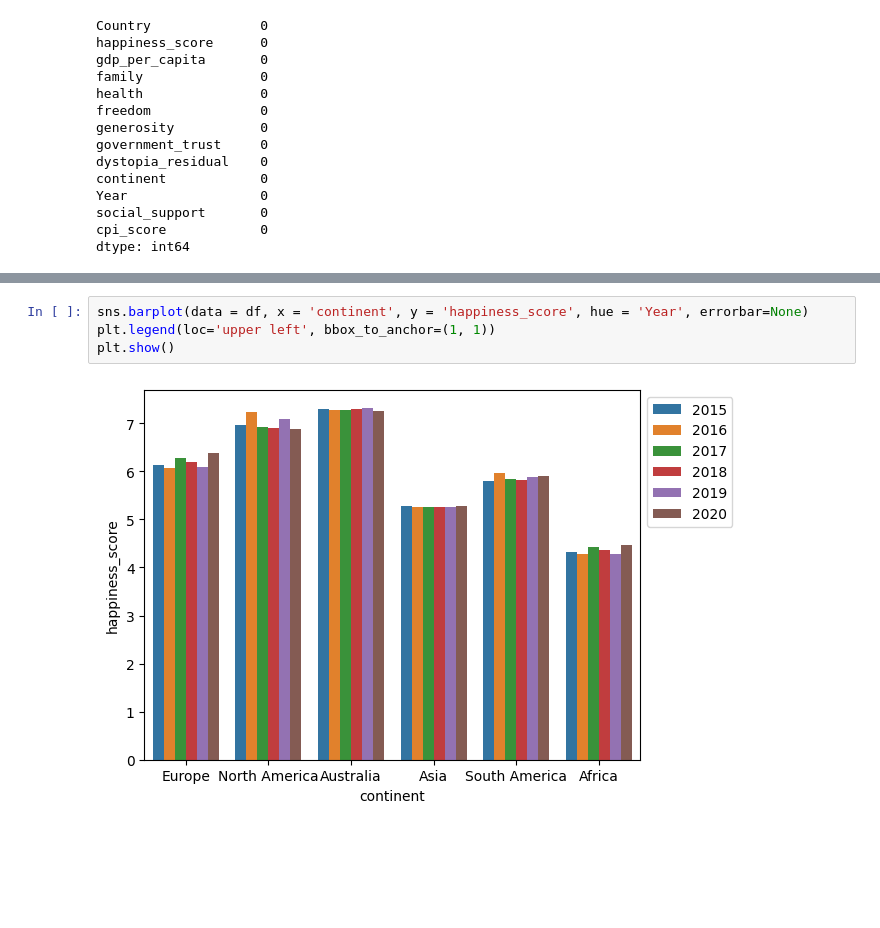
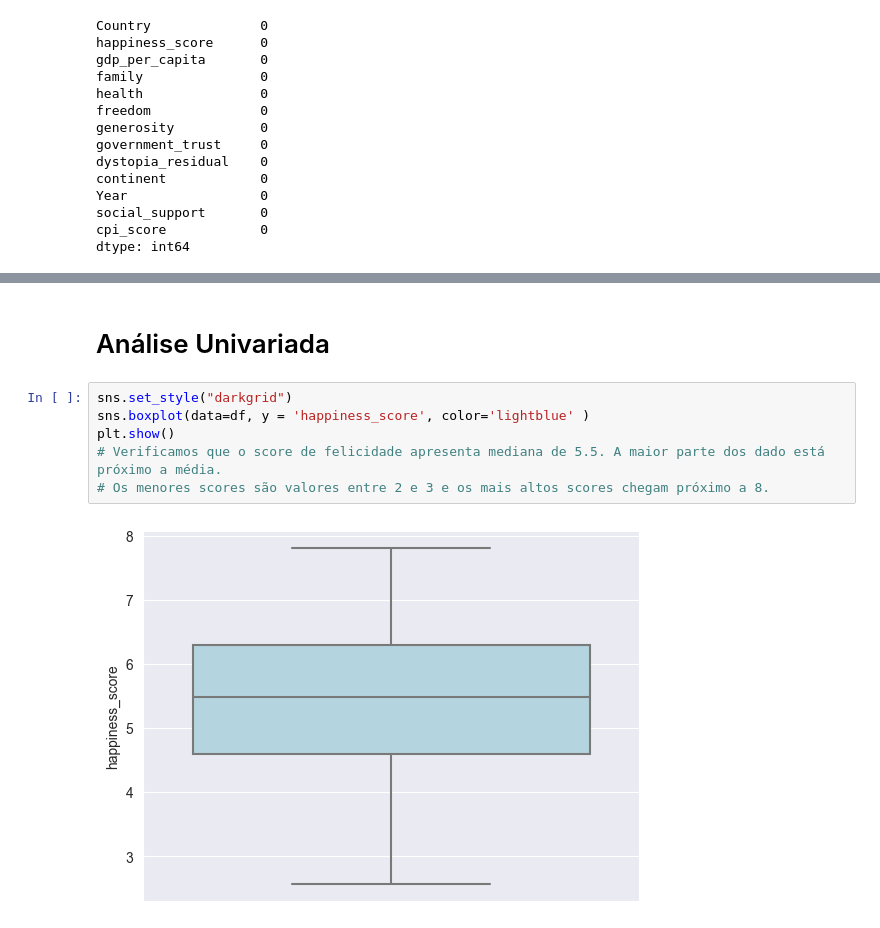
Before and after one commit to carolinagcosta/desafio_felicidade_corrupcao, a Jupyter notebook: Analise_dados.ipynb, the cells around one changed output, grey strips where cells are left out. Drawn from its saved outputs; the diff is of its cells as text; blank space fills up the shorter version.

```diff
--- a/Analise_dados.ipynb
+++ b/Analise_dados.ipynb
@@ -103,6 +64,10 @@ df.drop_duplicates()
-# %%
-sns.barplot(data = df, x = 'continent', y = 'happiness_score', hue = 'Year', errorbar=None)
-plt.legend(loc='upper left', bbox_to_anchor=(1, 1))
-plt.show()
-# %% [output]
-[figure, removed]
+# %% [markdown]
+# Análise Univariada
+# %%
+sns.set_style("darkgrid")
+sns.boxplot(data=df, y = 'happiness_score', color='lightblue' )
+plt.show()
+# Verificamos que o score de felicidade apresenta mediana de 5.5. A maior parte dos dado está próximo a média.
+# Os menores scores são valores entre 2 e 3 e os mais altos scores chegam próximo a 8.
+# %% [output]
+[figure, added]
```
Also changed, not shown: parts of 31 cells of this notebook.
